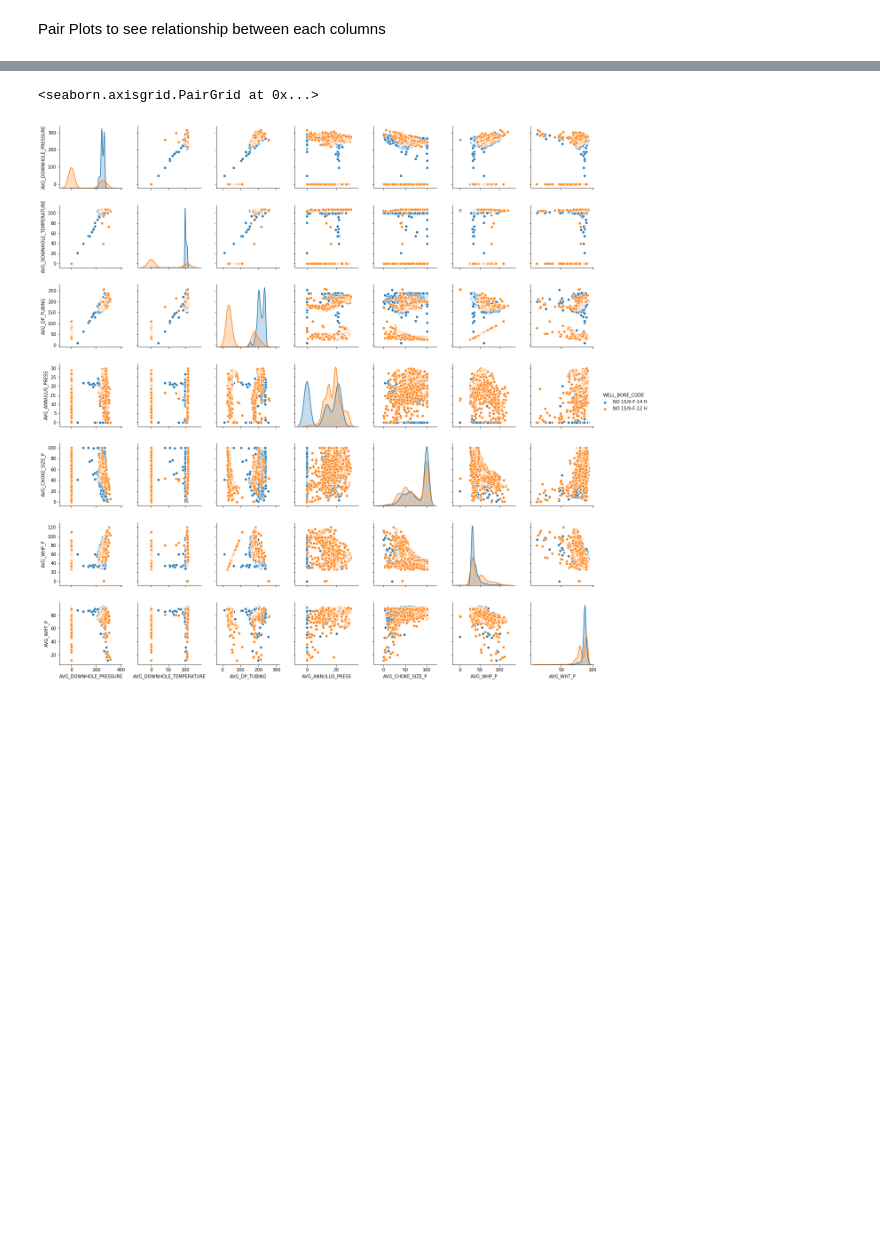
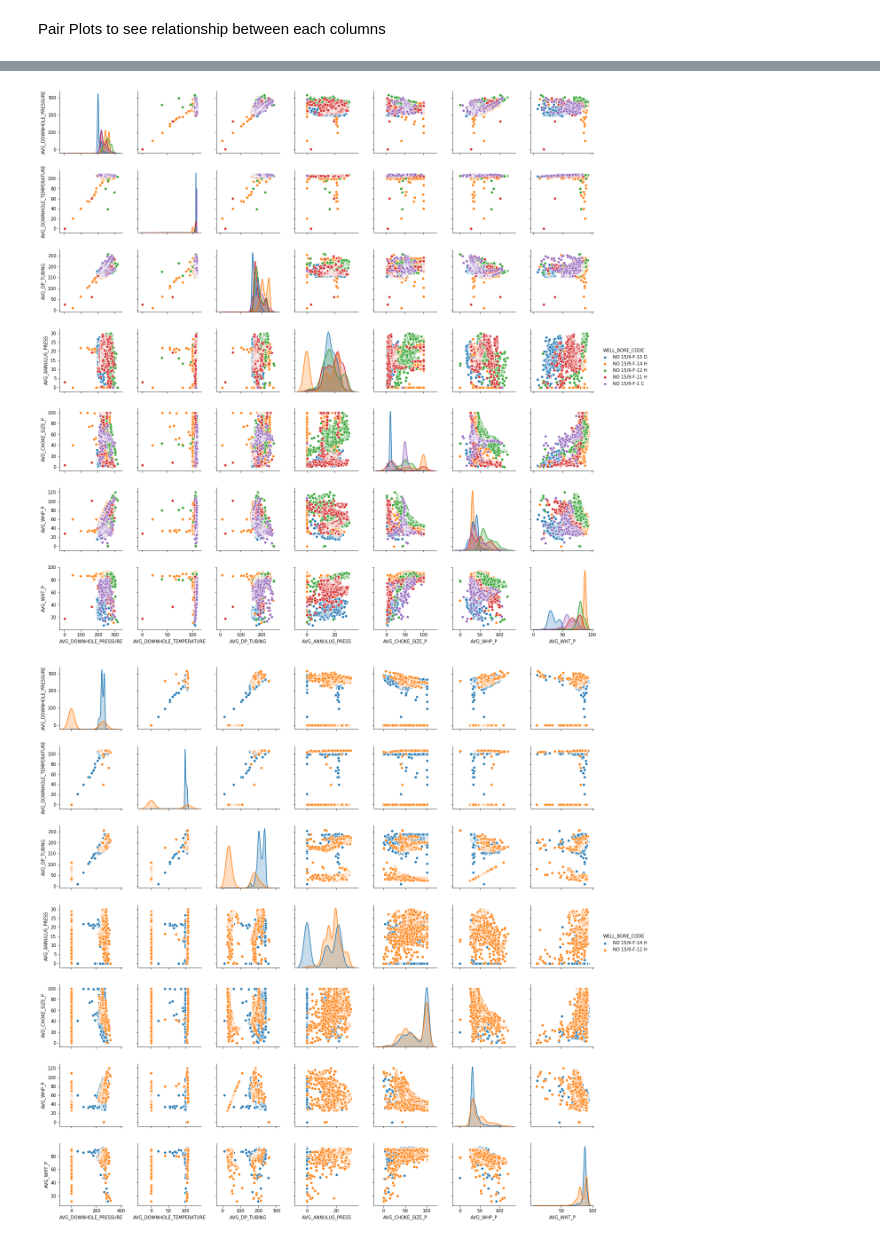
Before and after one commit to sgk2004/Volve-Dataset, a Jupyter notebook: Production/data_etl.ipynb, the cells around one changed output, grey strips where cells are left out. Cells and saved outputs as stored; diff of their text form; code cells hidden in the pictures; blank space fills up the shorter version.

Commit message:
eliminated zero values in some columns -Exploratory Data Analysis-2

```diff
--- a/Production/data_etl.ipynb
+++ b/Production/data_etl.ipynb
@@ -154,0 +156,3 @@ sns.pairplot(all_wells, vars = ["AVG_DOWNHOLE_PRESSURE", "AVG_DOWNHOLE_TEMPERATU
+# %%
+# Drop zero values in Average Downhole pressure
+all_wells_drop_zero =all_wells[all_wells['AVG_DOWNHOLE_PRESSURE'] !=0]
@@ -154,0 +197,6 @@ sns.pairplot(all_wells, vars = ["AVG_DOWNHOLE_PRESSURE", "AVG_DOWNHOLE_TEMPERATU
+# %%
+#make pairplots
+sns_plot1a=sns.pairplot(all_wells_drop_zero, vars = ["AVG_DOWNHOLE_PRESSURE", "AVG_DOWNHOLE_TEMPERATURE", "AVG_DP_TUBING", "AVG_ANNULUS_PRESS",
+                                 "AVG_CHOKE_SIZE_P","AVG_WHP_P","AVG_WHT_P"], hue="WELL_BORE_CODE")
+# %% [output]
+[figure, added]
@@ -155,7 +205,6 @@ sns.pairplot(all_wells, vars = ["AVG_DOWNHOLE_PRESSURE", "AVG_DOWNHOLE_TEMPERATU
 # %%
 #Crest Wells
-sns.pairplot(discovery_wells, vars = ["AVG_DOWNHOLE_PRESSURE", "AVG_DOWNHOLE_TEMPERATURE", "AVG_DP_TUBING", "AVG_ANNULUS_PRESS",
+sns_plot2=sns.pairplot(discovery_wells, vars = ["AVG_DOWNHOLE_PRESSURE", "AVG_DOWNHOLE_TEMPERATURE", "AVG_DP_TUBING", "AVG_ANNULUS_PRESS",
                                  "AVG_CHOKE_SIZE_P","AVG_WHP_P","AVG_WHT_P"], hue="WELL_BORE_CODE")
 # %% [output]
-<seaborn.axisgrid.PairGrid at 0x...>
 [figure]
```
Also changed, not shown: parts of 17 cells of this notebook.
